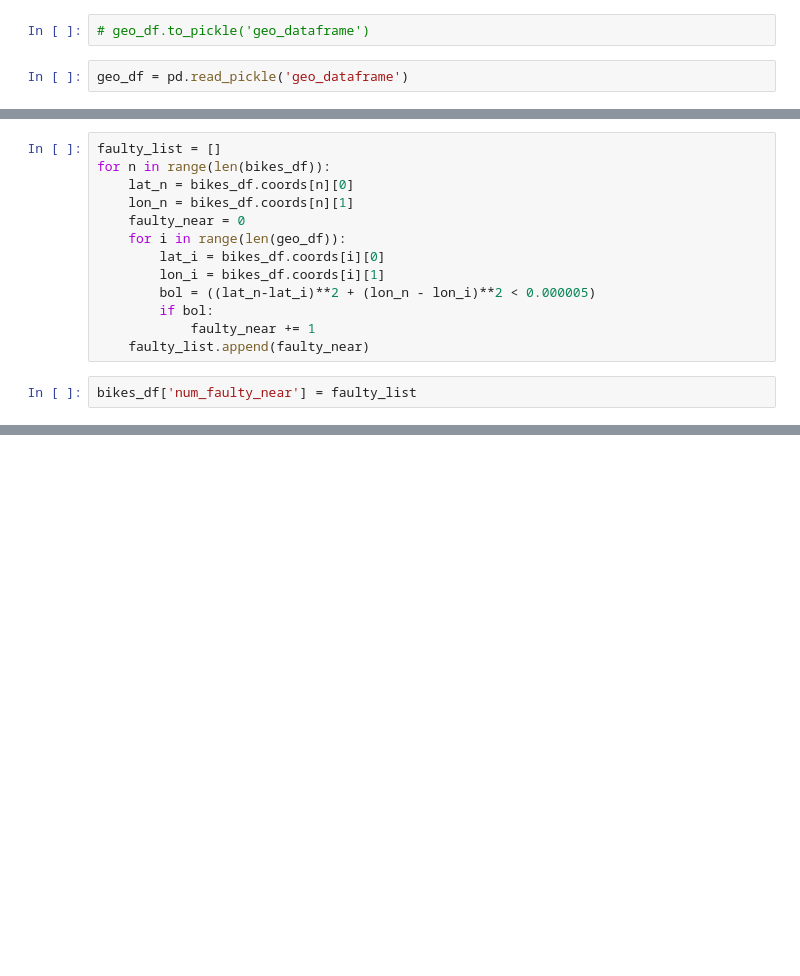
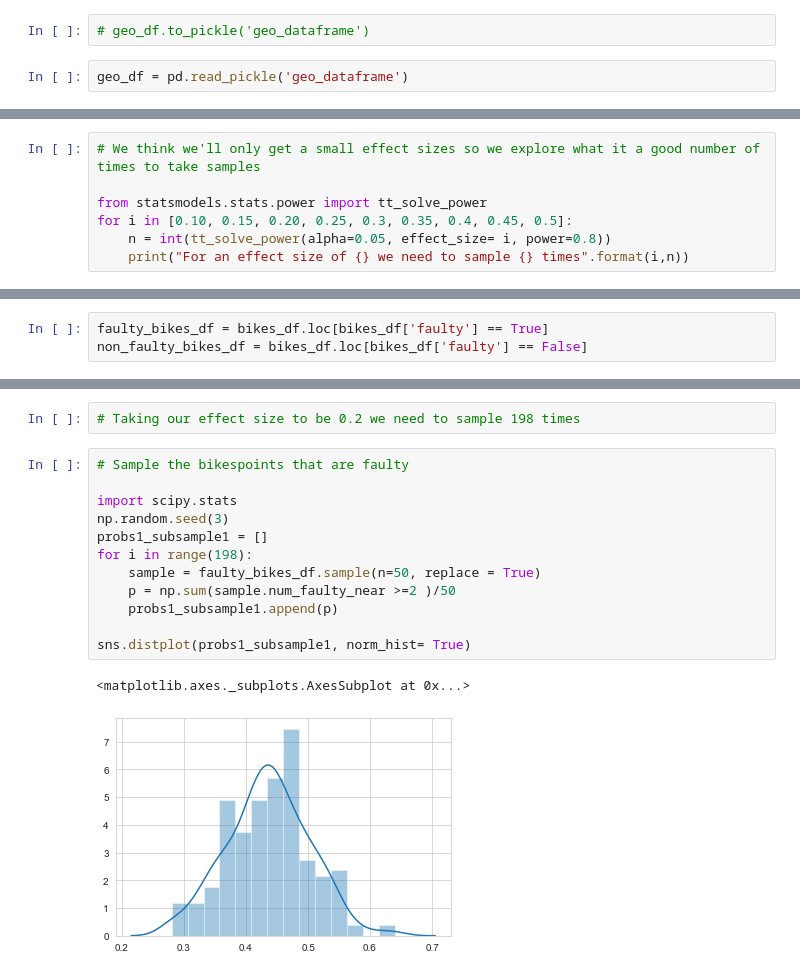
Before and after one commit to MHannan94/mod3_project, a Jupyter notebook: joe.ipynb, the cells around one changed output, grey strips where cells are left out. Cells and saved outputs as stored; diff of their text form; blank space fills up the shorter version.

```diff
--- a/joe.ipynb
+++ b/joe.ipynb
@@ -201,15 +161,0 @@ bikes_df.coords[0][0]
-# %%
-faulty_list = []
-for n in range(len(bikes_df)):
-    lat_n = bikes_df.coords[n][0]
-    lon_n = bikes_df.coords[n][1]
-    faulty_near = 0
-    for i in range(len(geo_df)):
-        lat_i = bikes_df.coords[i][0]
-        lon_i = bikes_df.coords[i][1]
-        bol = ((lat_n-lat_i)**2 + (lon_n - lon_i)**2 < 0.000005)
-        if bol:
-            faulty_near += 1
-    faulty_list.append(faulty_near)
-# %%
-bikes_df['num_faulty_near'] = faulty_list
@@ -256,0 +162,7 @@ sns.distplot(bikes_df.num_faulty_near.value_counts().apply(lambda x : np.log(x))
+# %%
+# We think we'll only get a small effect sizes so we explore what it a good number of times to take samples
+
+from statsmodels.stats.power import tt_solve_power
+for i in [0.10, 0.15, 0.20, 0.25, 0.3, 0.35, 0.4, 0.45, 0.5]:
+    n = int(tt_solve_power(alpha=0.05, effect_size= i, power=0.8))
+    print("For an effect size of {} we need to sample {} times".format(i,n))
@@ -256,0 +199,3 @@ sns.distplot(bikes_df.num_faulty_near.value_counts().apply(lambda x : np.log(x))
+# %%
+faulty_bikes_df = bikes_df.loc[bikes_df['faulty'] == True]
+non_faulty_bikes_df = bikes_df.loc[bikes_df['faulty'] == False]
@@ -256,0 +224,17 @@ sns.distplot(bikes_df.num_faulty_near.value_counts().apply(lambda x : np.log(x))
+# %%
+# Taking our effect size to be 0.2 we need to sample 198 times
+# %%
+# Sample the bikespoints that are faulty
+
+import scipy.stats
+np.random.seed(3)
+probs1_subsample1 = []
+for i in range(198):
+    sample = faulty_bikes_df.sample(n=50, replace = True)
+    p = np.sum(sample.num_faulty_near >=2 )/50
+    probs1_subsample1.append(p)
+
+sns.distplot(probs1_subsample1, norm_hist= True)
+# %% [output]
+<matplotlib.axes._subplots.AxesSubplot at 0x...>
+[figure, added]
```
Also changed, not shown: parts of 57 cells of this notebook, 3 other files.
